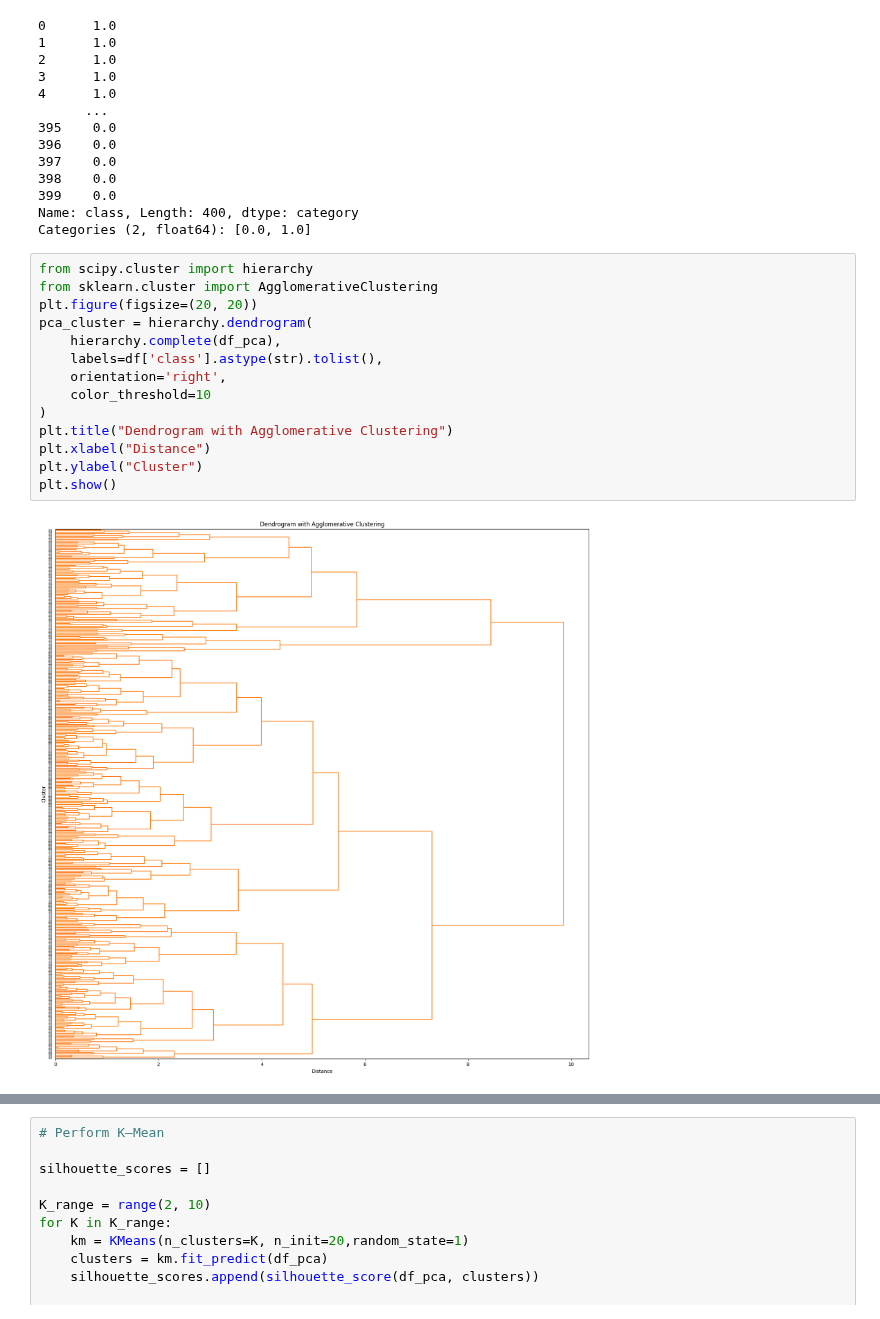
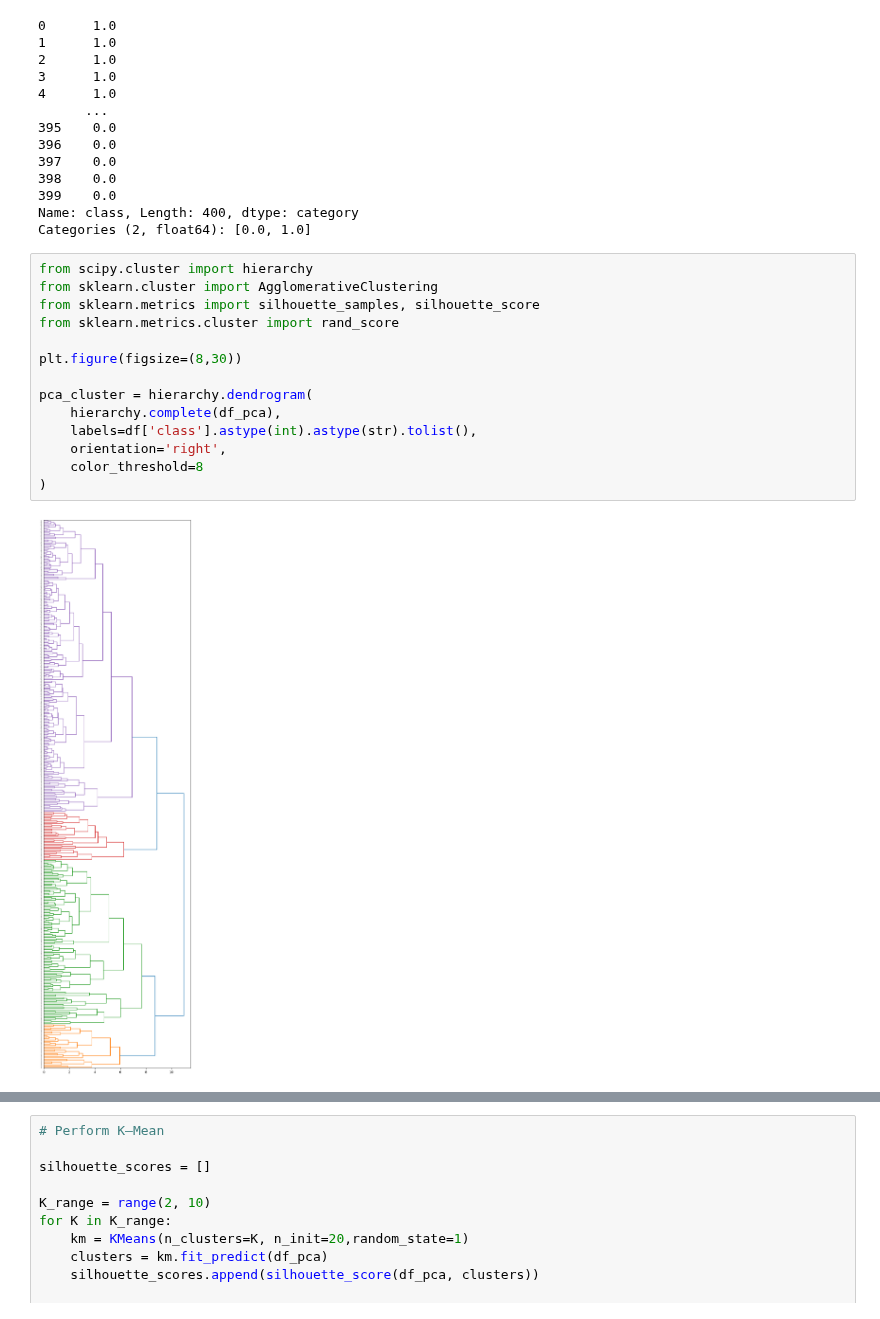
Before and after one commit to Barkesty/Project-Chronic-Kidney-Disease-Classification-Challenge, a Jupyter notebook: project.ipynb, the cells around one changed output, grey strips where cells are left out. Drawn from its saved outputs; the diff is of its cells as text.

```diff
--- a/project.ipynb
+++ b/project.ipynb
@@ -760,16 +760,16 @@ Categories (2, float64): [0.0, 1.0]
 # %%
 from scipy.cluster import hierarchy
 from sklearn.cluster import AgglomerativeClustering
-plt.figure(figsize=(20, 20))
+from sklearn.metrics import silhouette_samples, silhouette_score
+from sklearn.metrics.cluster import rand_score
+
+plt.figure(figsize=(8,30))
+
 pca_cluster = hierarchy.dendrogram(
     hierarchy.complete(df_pca),
-    labels=df['class'].astype(str).tolist(),
+    labels=df['class'].astype(int).astype(str).tolist(),
     orientation='right',
-    color_threshold=10
+    color_threshold=8
 )
-plt.title("Dendrogram with Agglomerative Clustering")
-plt.xlabel("Distance")
-plt.ylabel("Cluster")
-plt.show()
 # %% [output]
-[figure, old version]
+[figure, new version]
```
Also changed, not shown: parts of 5 cells of this notebook.
